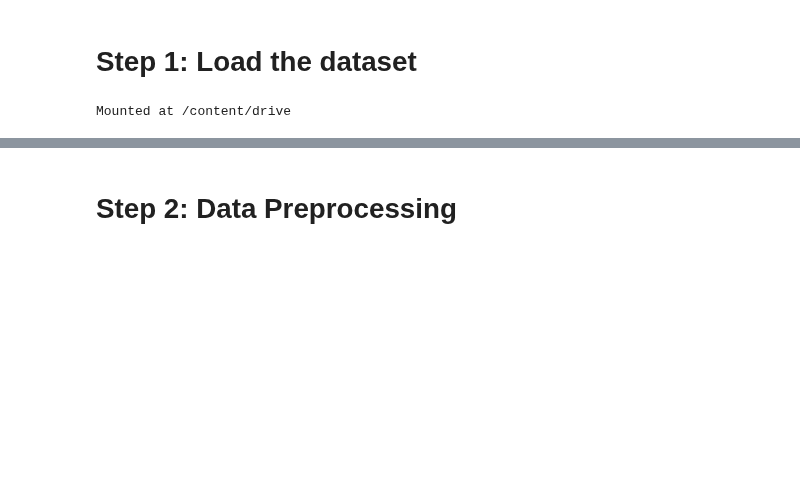
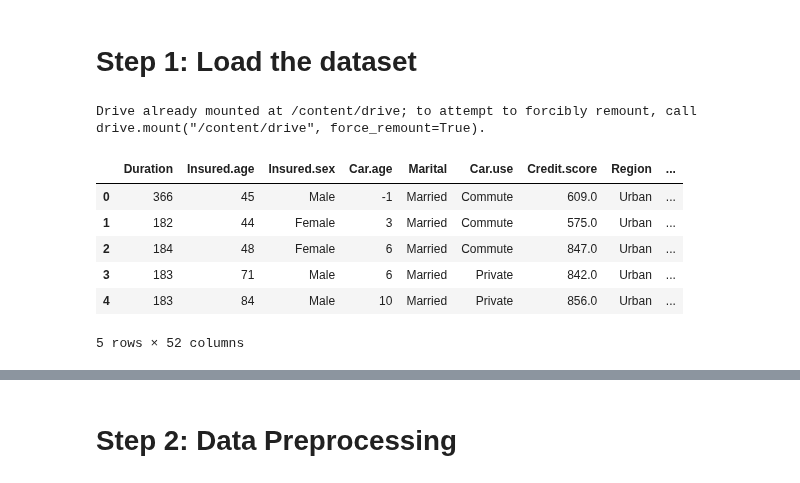
Before and after one commit to fjadidi2001/Insurance, a Jupyter notebook: ClaimYNprediction.ipynb, the cells around one changed output, grey strips where cells are left out. Saved outputs shown, nothing was run; the diff lists cells and outputs as text; code cells hidden in the pictures; blank space fills up the shorter version.

```diff
--- a/ClaimYNprediction.ipynb
+++ b/ClaimYNprediction.ipynb
@@ -17,7 +21,17 @@ import matplotlib.pyplot as plt
 from google.colab import drive
 drive.mount('/content/drive')
 # Load the dataset from Google Drive
-file_path = '/content/drive/My Drive/telematics_syn.csv'
+file_path = '/content/drive/My Drive/Insurance/telematics_syn.csv'
 df = pd.read_csv(file_path)
 # %% [output]
-Mounted at /content/drive
+Drive already mounted at /content/drive; to attempt to forcibly remount, call drive.mount("/content/drive", force_remount=True).
+# %%
+df.head()
+# %% [output]
+|  | Duration | Insured.age | Insured.sex | Car.age | Marital | Car.use | Credit.score | Region | ... |
+| 0 | 366 | 45 | Male | -1 | Married | Commute | 609.0 | Urban | ... |
+| 1 | 182 | 44 | Female | 3 | Married | Commute | 575.0 | Urban | ... |
+| 2 | 184 | 48 | Female | 6 | Married | Commute | 847.0 | Urban | ... |
+| 3 | 183 | 71 | Male | 6 | Married | Private | 842.0 | Urban | ... |
+| 4 | 183 | 84 | Male | 10 | Married | Private | 856.0 | Urban | ... |
+5 rows × 52 columns
```
Also changed, not shown: parts of 7 cells of this notebook.
